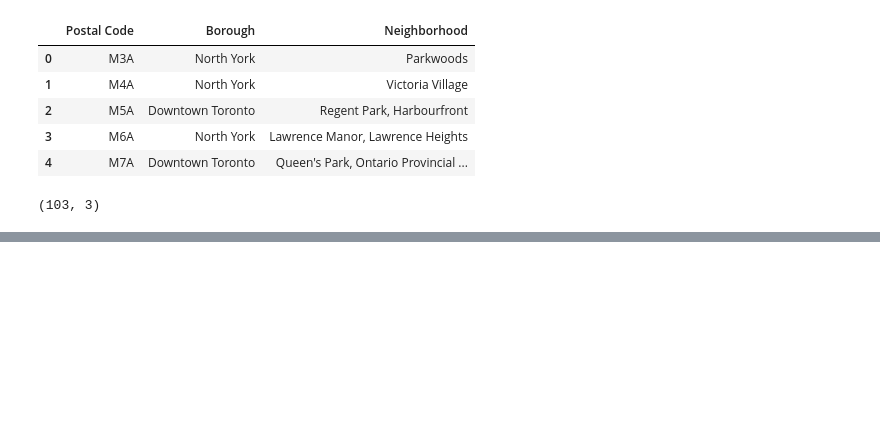
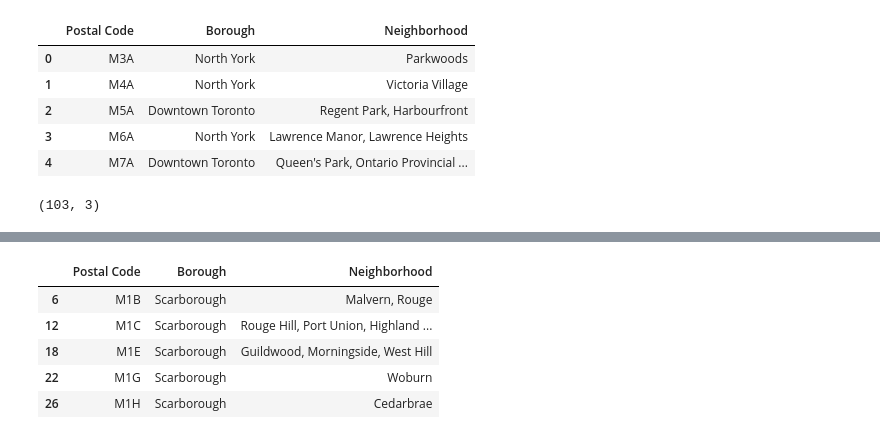
Before and after one commit to Aylore/Coursera_Capstone, a Jupyter notebook: coursera_capstone.ipynb, the cells around one changed output, grey strips where cells are left out. Saved outputs shown, nothing was run; the diff lists cells and outputs as text; code cells hidden in the pictures; blank space fills up the shorter version.

```diff
--- a/coursera_capstone.ipynb
+++ b/coursera_capstone.ipynb
@@ -36,0 +77,9 @@ df.shape
+# %%
+df.head()
+# %% [output]
+|  | Postal Code | Borough | Neighborhood |
+| 6 | M1B | Scarborough | Malvern, Rouge |
+| 12 | M1C | Scarborough | Rouge Hill, Port Union, Highland ... |
+| 18 | M1E | Scarborough | Guildwood, Morningside, West Hill |
+| 22 | M1G | Scarborough | Woburn |
+| 26 | M1H | Scarborough | Cedarbrae |
```
Also changed, not shown: parts of 15 cells of this notebook.
